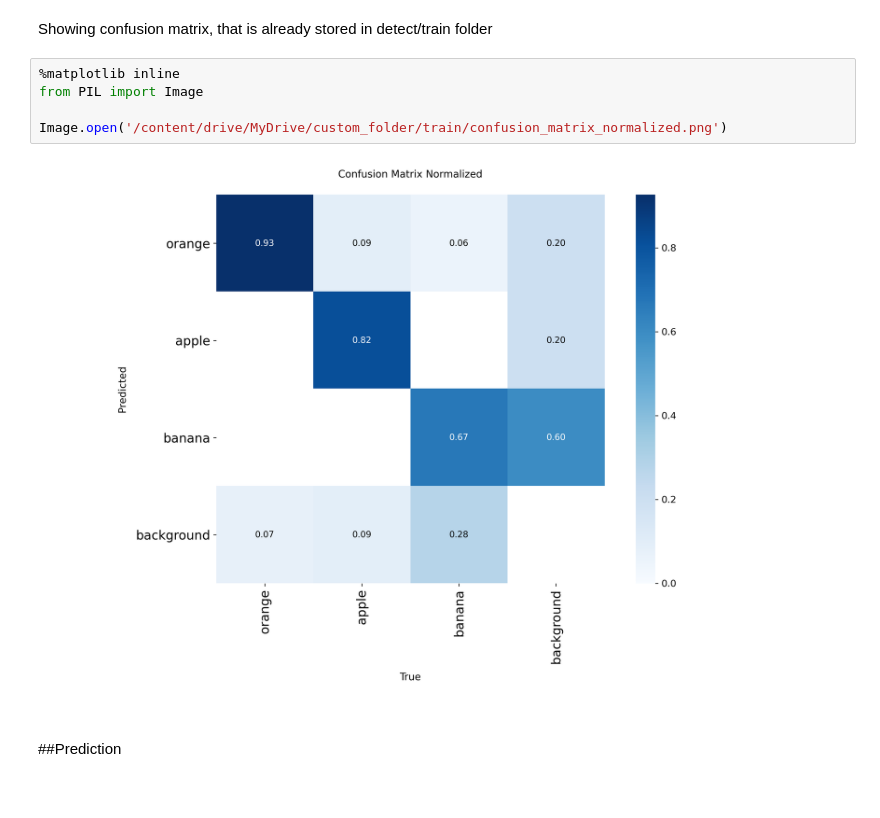
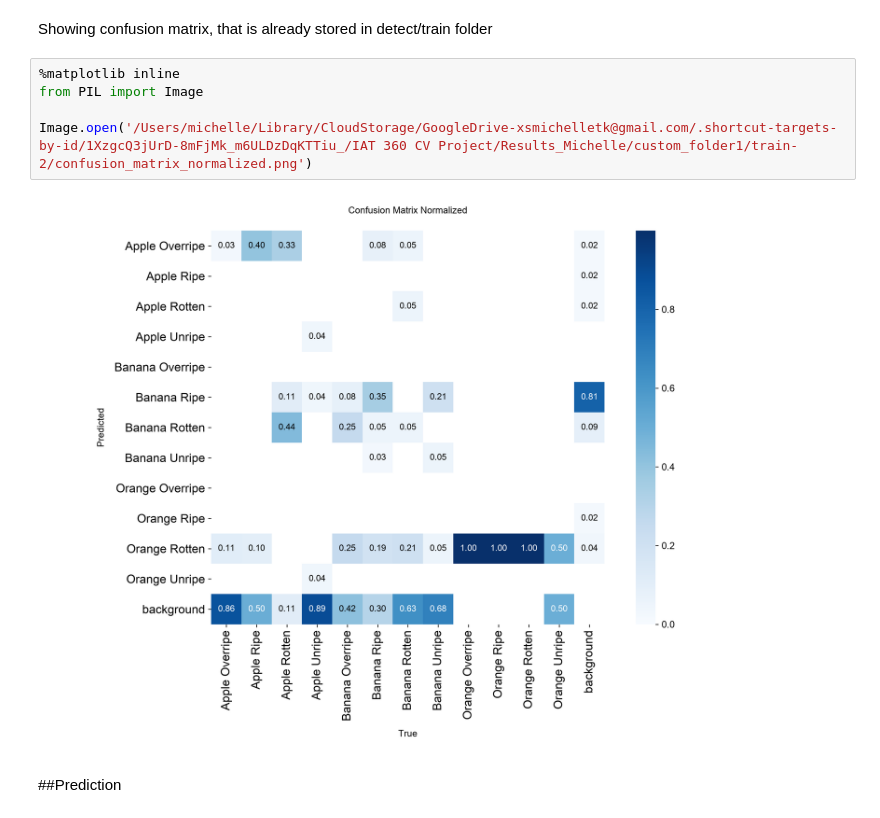
Before and after one commit to apais123/Computer-Vision-Project, a Jupyter notebook: ComputerVisionProject.ipynb, the cells around one changed output. Saved outputs shown, nothing was run; the diff lists cells and outputs as text.

```diff
--- a/ComputerVisionProject.ipynb
+++ b/ComputerVisionProject.ipynb
@@ -954,10 +967,10 @@ Showing confusion matrix, that is already stored in detect/train folder
 # %%
 %matplotlib inline
 from PIL import Image
 
-Image.open('/content/drive/MyDrive/custom_folder/train/confusion_matrix_normalized.png')
+Image.open('/Users/michelle/Library/CloudStorage/GoogleDrive-xsmichelletk@gmail.com/.shortcut-targets-by-id/1XzgcQ3jUrD-8mFjMk_m6ULDzDqKTTiu_/IAT 360 CV Project/Results_Michelle/custom_folder1/train-2/confusion_matrix_normalized.png')
 # %% [output]
-[figure, old version]
+[figure, new version]
 # %% [markdown]
 ##Prediction
 # %%
```
Also changed, not shown: parts of 5 cells of this notebook.
